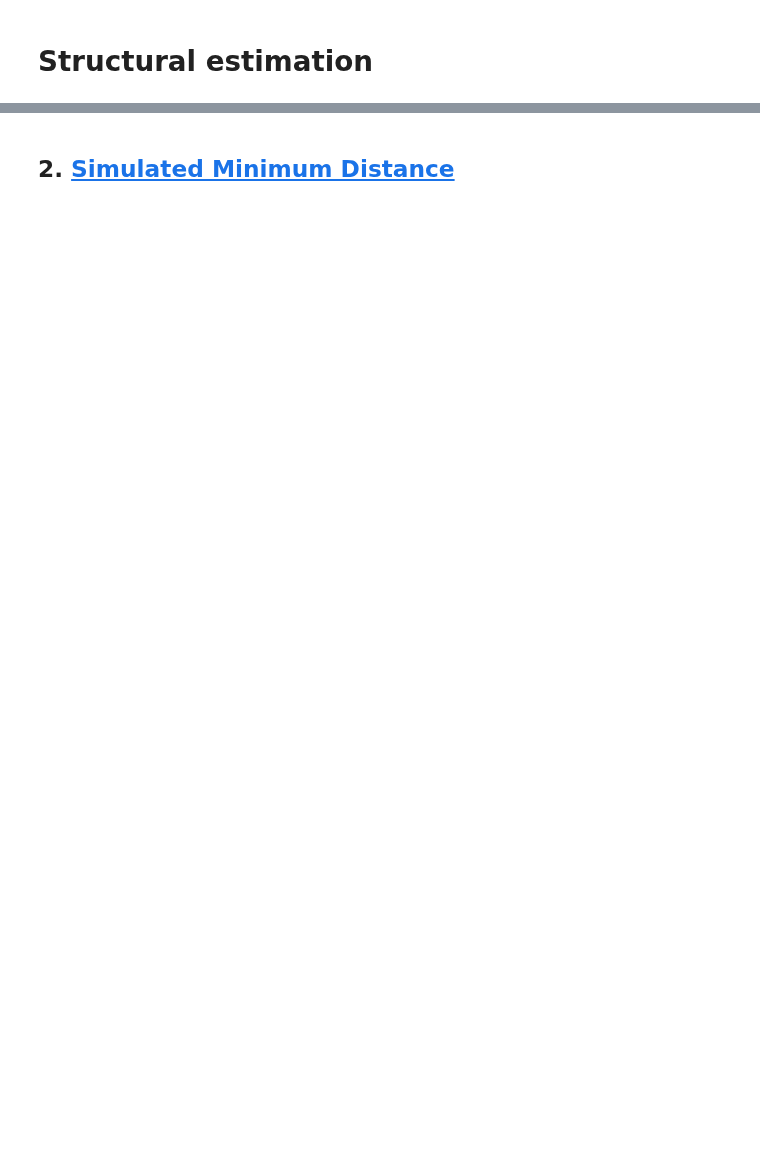
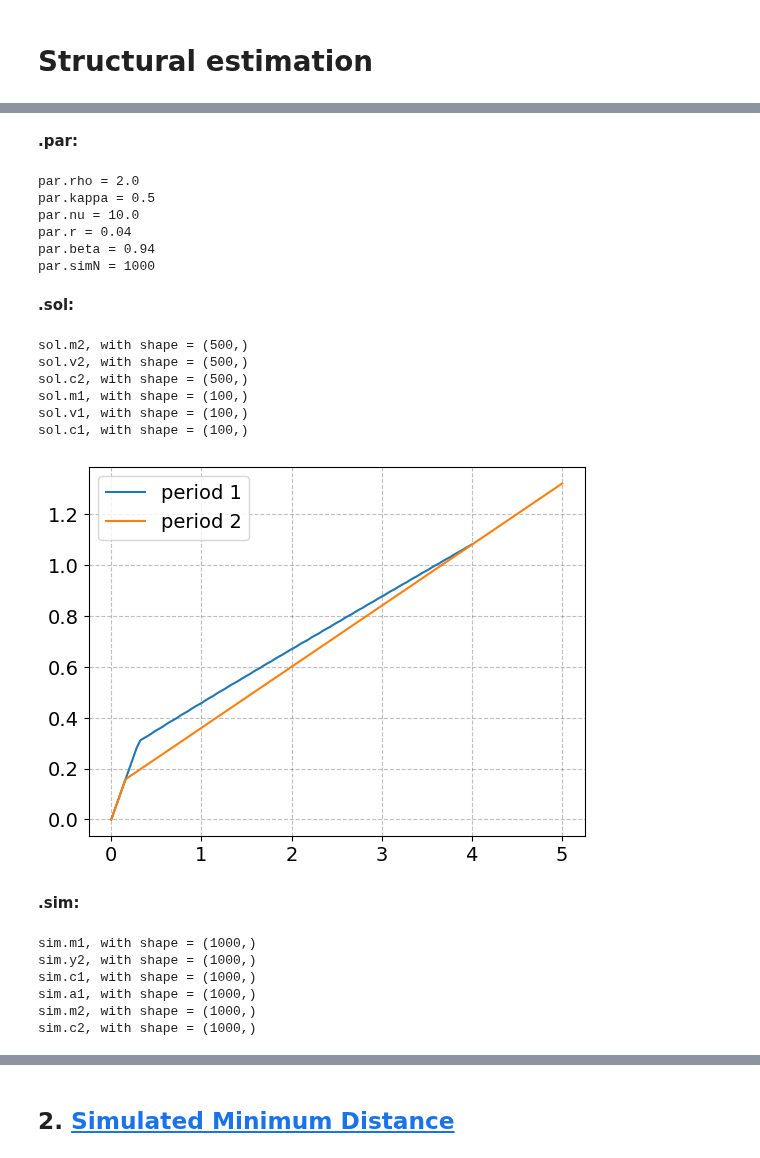
Before and after one commit to NumEconCopenhagen/IntroProg-lectures, a Jupyter notebook: 4 - Structural estimation/Structural estimation.ipynb, the cells around one changed output, grey strips where cells are left out. Saved outputs shown, nothing was run; the diff lists cells and outputs as text; code cells hidden in the pictures; blank space fills up the shorter version.

```diff
--- a/4 - Structural estimation/Structural estimation.ipynb
+++ b/4 - Structural estimation/Structural estimation.ipynb
@@ -81,0 +70,49 @@ $$
+# %%
+model = ConsumptionSavingModelClass()
+model.solve()
+model.draw_random_values()
+model.simulate()
+# %% [markdown]
+**.par:**
+# %%
+for name,value in model.par.__dict__.items():
+    print(f'par.{name} = {value}')
+# %% [output]
+par.rho = 2.0
+par.kappa = 0.5
+par.nu = 10.0
+par.r = 0.04
+par.beta = 0.94
+par.simN = 1000
+# %% [markdown]
+**.sol:**
+# %%
+for name,value in model.sol.__dict__.items():
+    print(f'sol.{name}, with shape = {value.shape}')
+# %% [output]
+sol.m2, with shape = (500,)
+sol.v2, with shape = (500,)
+sol.c2, with shape = (500,)
+sol.m1, with shape = (100,)
+sol.v1, with shape = (100,)
+sol.c1, with shape = (100,)
+# %%
+fig = plt.figure()
+ax = fig.add_subplot(1,1,1)
+ax.plot(model.sol.m1,model.sol.c1,label='period 1')
+ax.plot(model.sol.m2,model.sol.c2,label='period 2')
+ax.legend();
+# %% [output]
+[figure, added]
+# %% [markdown]
+**.sim:**
+# %%
+for name,value in model.sim.__dict__.items():
+    print(f'sim.{name}, with shape = {value.shape}')
+# %% [output]
+sim.m1, with shape = (1000,)
+sim.y2, with shape = (1000,)
+sim.c1, with shape = (1000,)
+sim.a1, with shape = (1000,)
+sim.m2, with shape = (1000,)
+sim.c2, with shape = (1000,)
```
Also changed, not shown: parts of 49 cells of this notebook, 13 other files.
